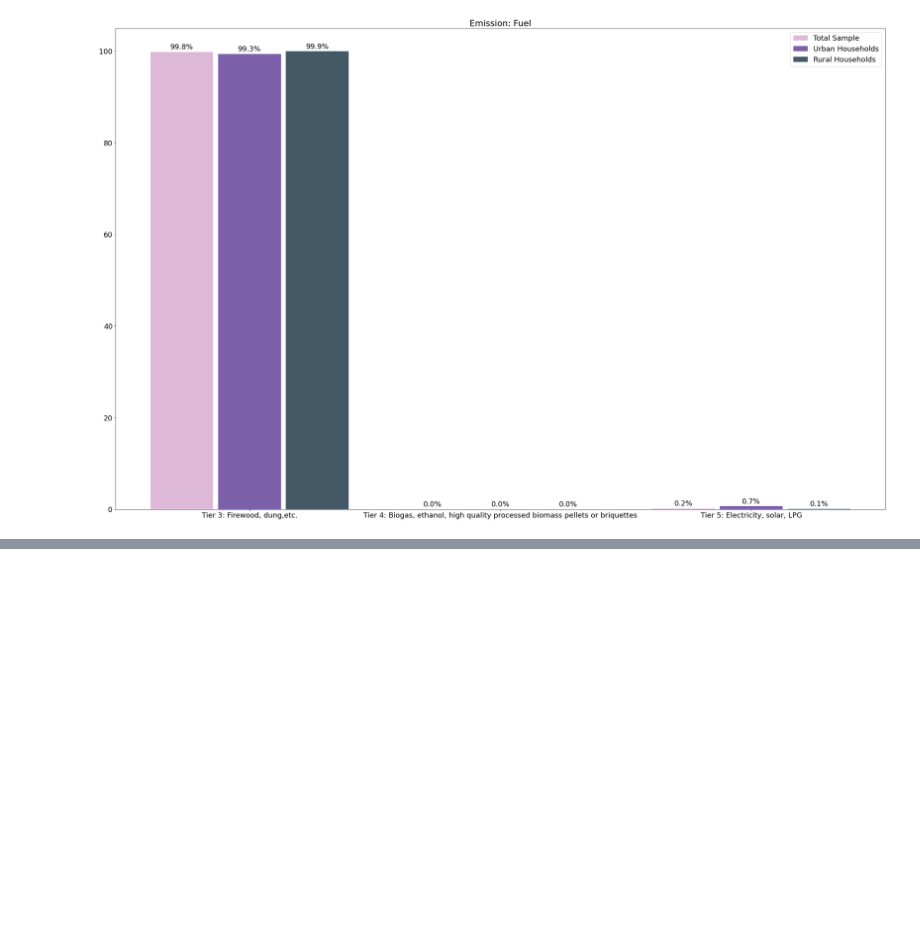
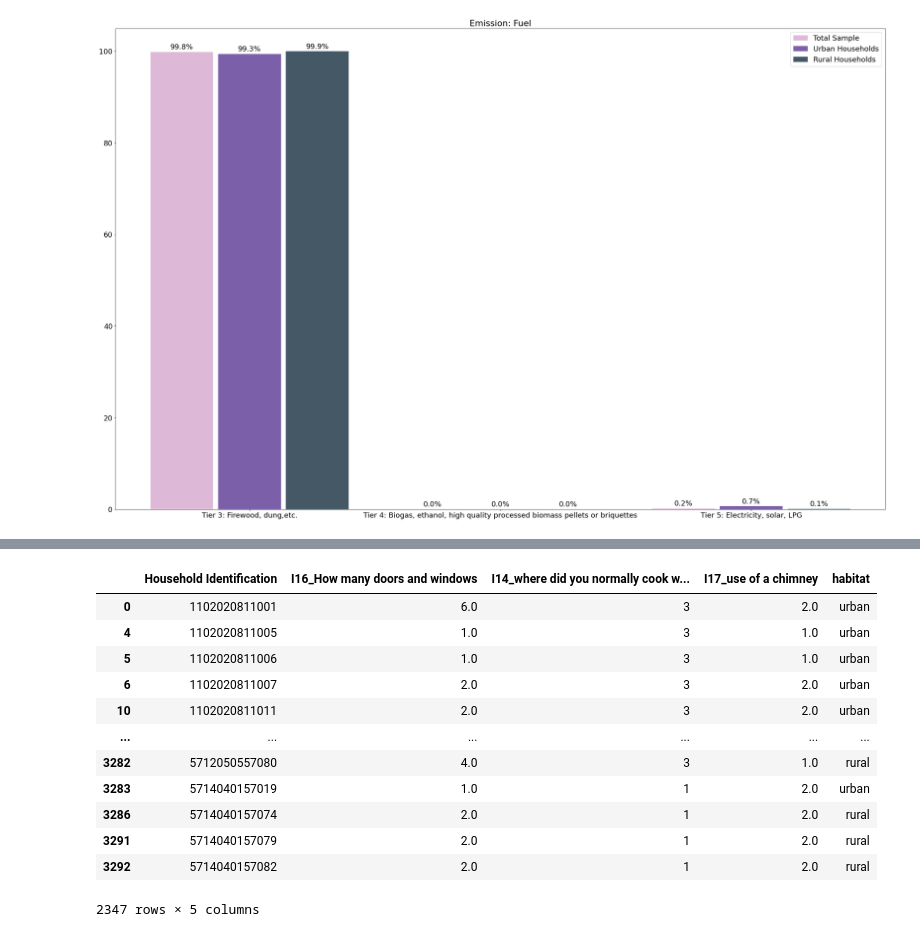
Before and after one commit to alfonsocaiazzo/esmap-mtf-data, a Jupyter notebook: mtf-book/rwanda/cooking_solutions.ipynb, the cells around one changed output, grey strips where cells are left out. Cells and saved outputs as stored; diff of their text form; code cells hidden in the pictures; blank space fills up the shorter version.

```diff
--- a/mtf-book/rwanda/cooking_solutions.ipynb
+++ b/mtf-book/rwanda/cooking_solutions.ipynb
@@ -572,0 +629,17 @@ plot_tier_distribution(data_I18,'Fuel_Tier',values=[3,4,5],
+# %%
+data_I16 = main[['Household Identification','I16_How many doors and windows','I14_where did you normally cook with the cookstove','I17_use of a chimney','habitat']].dropna()
+data_I16
+# %% [output]
+|  | Household Identification | I16_How many doors and windows | I14_where did you normally cook w... | I17_use of a chimney | habitat |
+| 0 | 1102020811001 | 6.0 | 3 | 2.0 | urban |
+| 4 | 1102020811005 | 1.0 | 3 | 1.0 | urban |
+| 5 | 1102020811006 | 1.0 | 3 | 1.0 | urban |
+| 6 | 1102020811007 | 2.0 | 3 | 2.0 | urban |
+| 10 | 1102020811011 | 2.0 | 3 | 2.0 | urban |
+| ... | ... | ... | ... | ... | ... |
+| 3282 | 5712050557080 | 4.0 | 3 | 1.0 | rural |
+| 3283 | 5714040157019 | 1.0 | 1 | 2.0 | urban |
+| 3286 | 5714040157074 | 2.0 | 1 | 2.0 | rural |
+| 3291 | 5714040157079 | 2.0 | 1 | 2.0 | rural |
+| 3292 | 5714040157082 | 2.0 | 1 | 2.0 | rural |
+2347 rows × 5 columns
```
Also changed, not shown: parts of 10 cells of this notebook.
